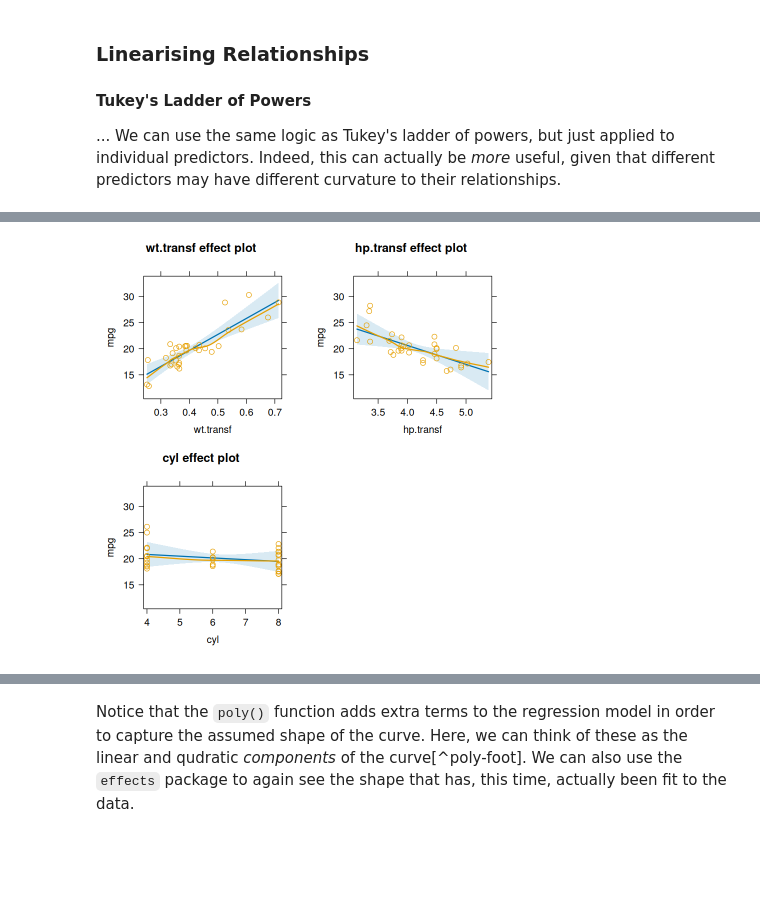
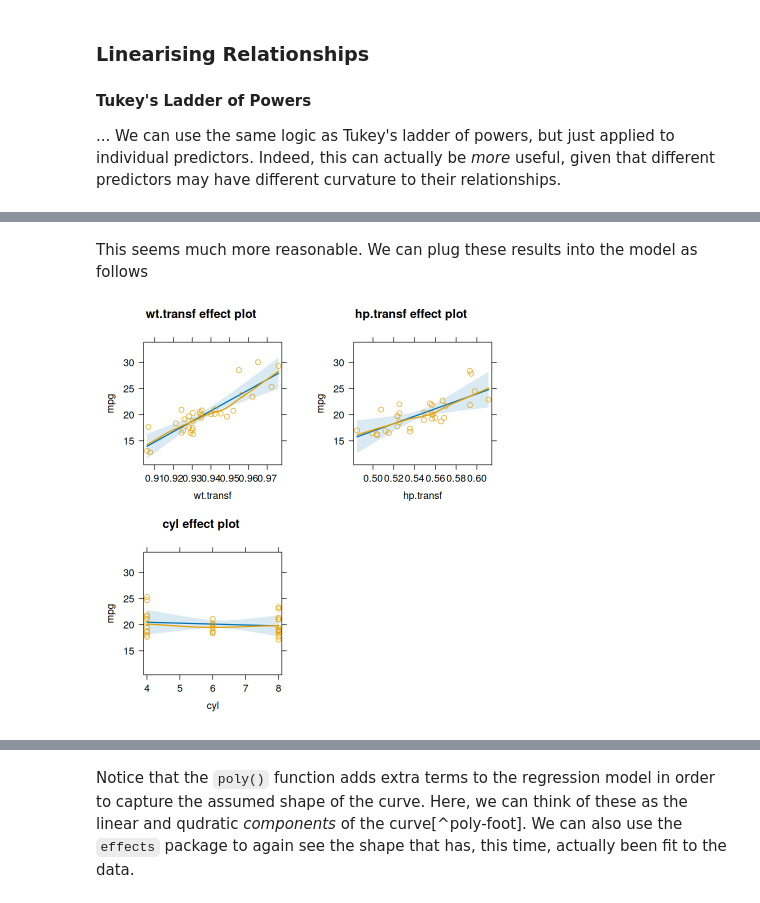
Before and after one commit to PCHN63101-Advanced-Data-Skills/Assumptions-Diagnostics-Transforms, a Jupyter notebook: 5.transformations.ipynb, the cells around one changed output, grey strips where cells are left out. Saved outputs shown, nothing was run; the diff lists cells and outputs as text; code cells hidden in the pictures; blank space fills up the shorter version.

```diff
--- a/5.transformations.ipynb
+++ b/5.transformations.ipynb
@@ -77,6 +116,6 @@ As well as the outocme, we can also consider transformations applied to the pred
 # %%
 library(car)
-box.t <- boxTidwell(mpg ~ wt + hp, ~ wt + hp, data=mtcars)
+box.t <- boxTidwell(mpg ~ wt + hp, ~ cyl, data=mtcars)
 print(box.t)
 # %% [output]
    MLE of lambda Score Statistic (z) Pr(>|z|)
@@ -88,0 +130,5 @@ iterations =  17
+# %%
+resid.t      <- rstudent(lm(mpg ~ wt + hp + cyl, data=mtcars))
+not.outliers <- abs(resid.t) < 2
+box.t        <- boxTidwell(mpg ~ wt + hp, ~ cyl, data=mtcars, subset=not.outliers)
+print(box.t)
@@ -89,9 +143,11 @@ iterations =  17
+# %% [markdown]
+This seems much more reasonable. We can plug these results into the model as follows
 # %%
-lam       <- c(box.t$result[1], box.t$result[2])
-wt.transf <- mtcars$wt^lam[1]
-hp.transf <- mtcars$hp^lam[2]
+lambda    <- box.t$result
+wt.transf <- mtcars$wt^lambda[1]
+hp.transf <- mtcars$hp^lambda[2]
 box.t.mod <- lm(mpg ~ wt.transf + hp.transf + cyl, data=mtcars)
 plot(allEffects(box.t.mod, residuals=TRUE))
 # %% [output]
-[figure, old version]
+[figure, new version]
 # %% [markdown]
```
Also changed, not shown: parts of 26 cells of this notebook, 17 other files.
